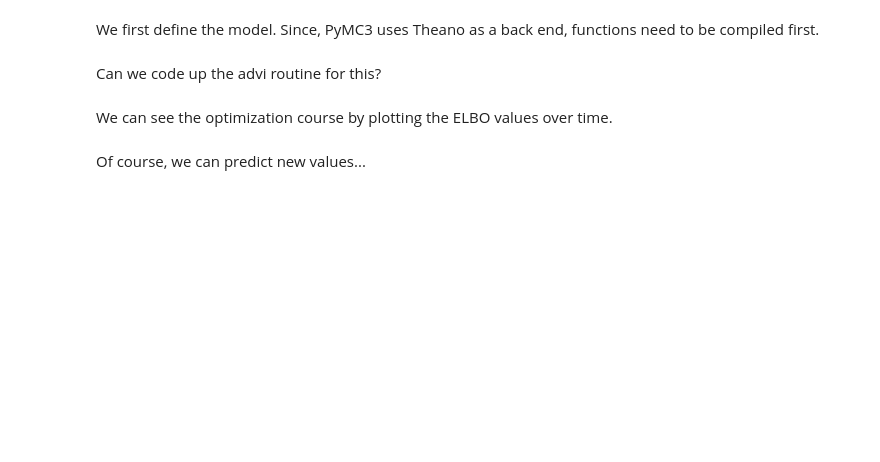
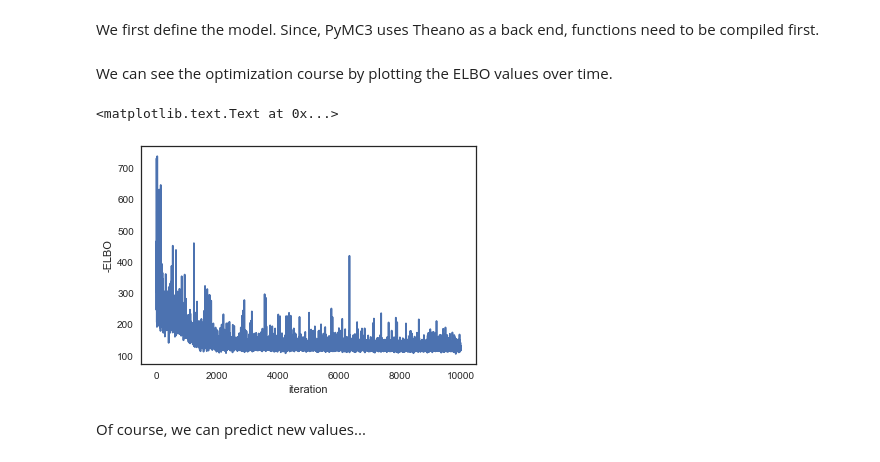
Before and after one commit to schluedj/talks, a Jupyter notebook: class/Introduction to Variational Bayesian Methods.ipynb, the cells around one changed output. Cells and saved outputs as stored; diff of their text form; code cells hidden in the pictures; blank space fills up the shorter version.

```diff
--- a/class/Introduction to Variational Bayesian Methods.ipynb
+++ b/class/Introduction to Variational Bayesian Methods.ipynb
@@ -577,5 +685,6 @@ with pm.Model() as neural_network:
     out = pm.Bernoulli('out',
                        act_out,
                        observed=ann_output)
-# %% [markdown]
-Can we code up the advi routine for this?
+# %%
+with neural_network:
+    advi_approx = pm.fit(n=10000,method ='advi', obj_optimizer=pm.adam(learning_rate=0.01))
@@ -582,9 +693,12 @@ Can we code up the advi routine for this?
 # %% [markdown]
 We can see the optimization course by plotting the ELBO values over time.
 # %%
-plt.plot(v_params.elbo_vals)
-plt.ylabel('ELBO')
+plt.plot(advi_approx.hist)
+plt.ylabel('-ELBO')
 plt.xlabel('iteration')
+# %% [output]
+<matplotlib.text.Text at 0x...>
+[figure, added]
 # %% [markdown]
 Of course, we can predict new values...
 # %%
```
Also changed, not shown: parts of 25 cells of this notebook.
